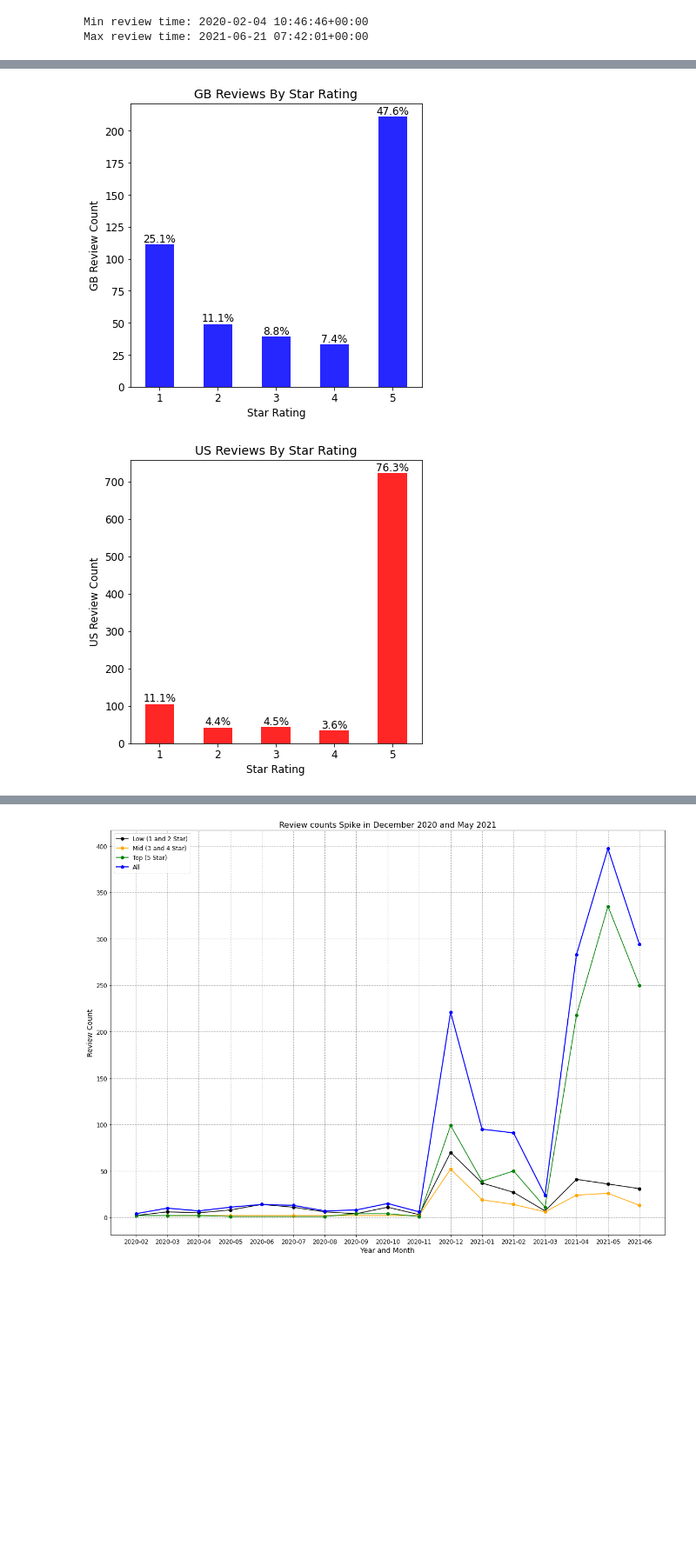
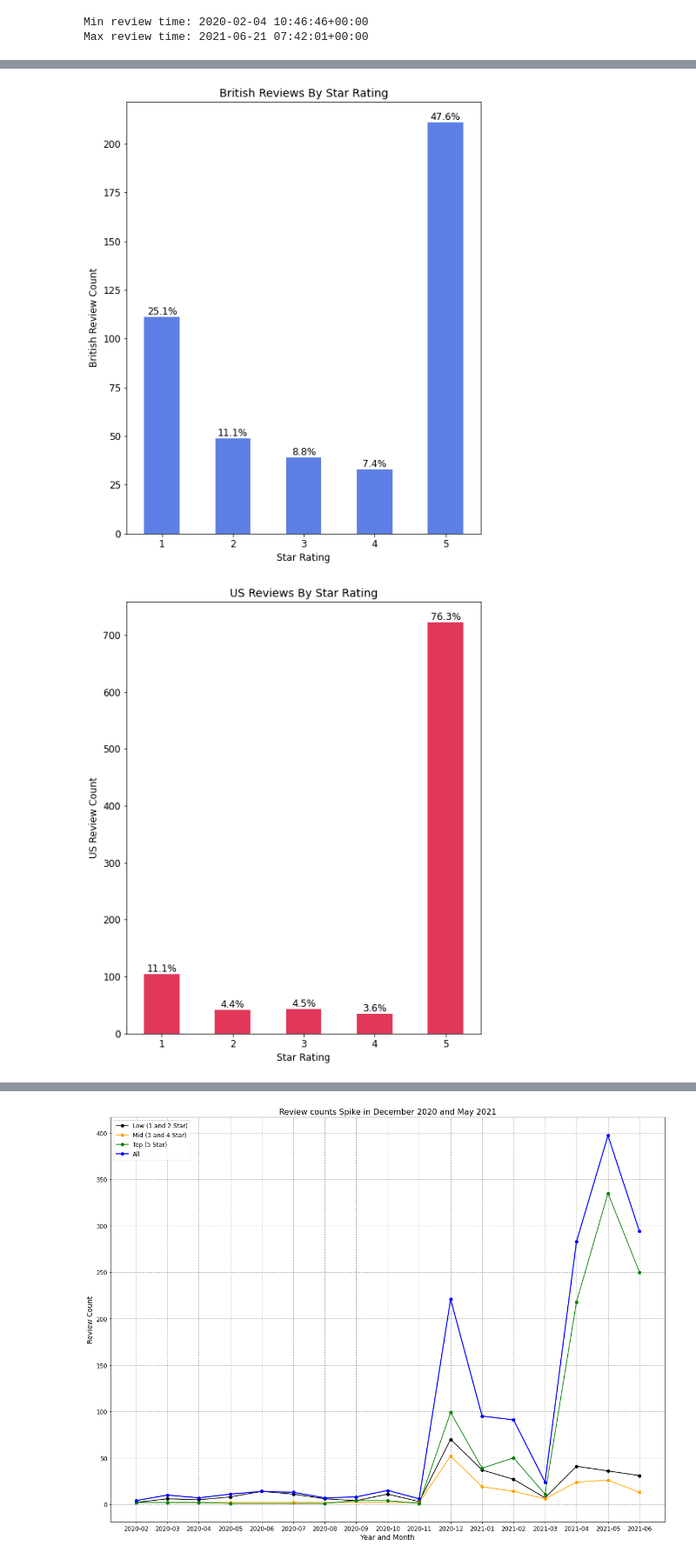
Before and after one commit to lspope/elvie_review_analysis, a Jupyter notebook: code/nb2_eda.ipynb, the cells around one changed output, grey strips where cells are left out. Shown at 87% size. Drawn from its saved outputs; the diff is of its cells as text; code cells hidden in the pictures; blank space fills up the shorter version.

```diff
--- a/code/nb2_eda.ipynb
+++ b/code/nb2_eda.ipynb
@@ -148,28 +141,26 @@ show_bar_plot(my_data=by_primary_locations,
 # %%
 gb_reviews = reviews_df[reviews_df['country'] =='GB']
 gb_ratings = gb_reviews.groupby(['rating'])['id'].count()
 gb_ratings.sort_index()
+show_bar_plot(my_data=gb_ratings,
+              my_figsize=(8,10),
+              my_color='royalblue',
+              my_titletext='British Reviews By Star Rating',
+              my_xlabeltext='Star Rating',
+              my_ylabeltext='British Review Count',
+              rowcount_for_percent=gb_reviews.shape[0])
 
-show_bar_plot(my_data=gb_ratings,
-              my_figsize=(6,6),
-              my_color='blue',
-              my_titletext='GB Reviews By Star Rating',
+
+us_reviews = reviews_df[reviews_df['country'] =='US']
+us_ratings = us_reviews.groupby(['rating'])['id'].count()
+us_ratings.sort_index()
+show_bar_plot(my_data=us_ratings,
+              my_figsize=(8,10),
+              my_color='crimson',
+              my_titletext='US Reviews By Star Rating',
               my_xlabeltext='Star Rating',
-              my_ylabeltext='GB Review Count',
-              rowcount_for_percent=gb_reviews.shape[0])
+              my_ylabeltext='US Review Count',
+              rowcount_for_percent=us_reviews.shape[0])
 # %% [output]
-[figure, old version]
+[figure, new version]
+[figure, added]
-# %%
-us_reviews = reviews_df[reviews_df['country'] =='US']
-us_ratings = us_reviews.groupby(['rating'])['id'].count()
-
-
-show_bar_plot(my_data=us_ratings,
-              my_figsize=(6,6),
-              my_color='red',
-              my_titletext='US Reviews By Star Rating',
-              my_xlabeltext='Star Rating',
-              my_ylabeltext='US Review Count',
-              rowcount_for_percent=us_reviews.shape[0])
-# %% [output]
-[figure, removed]
```
Also changed, not shown: parts of 24 cells of this notebook, 8 other files.
